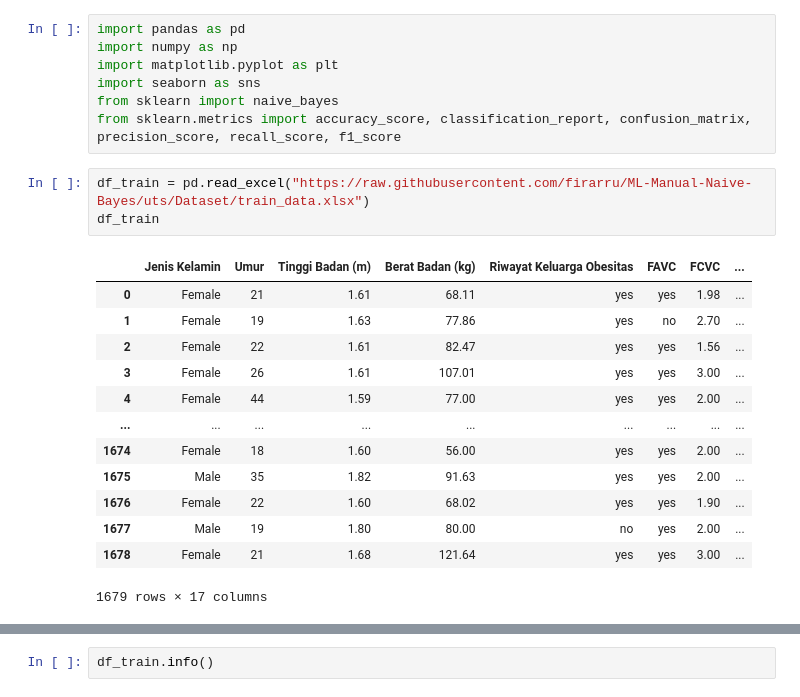
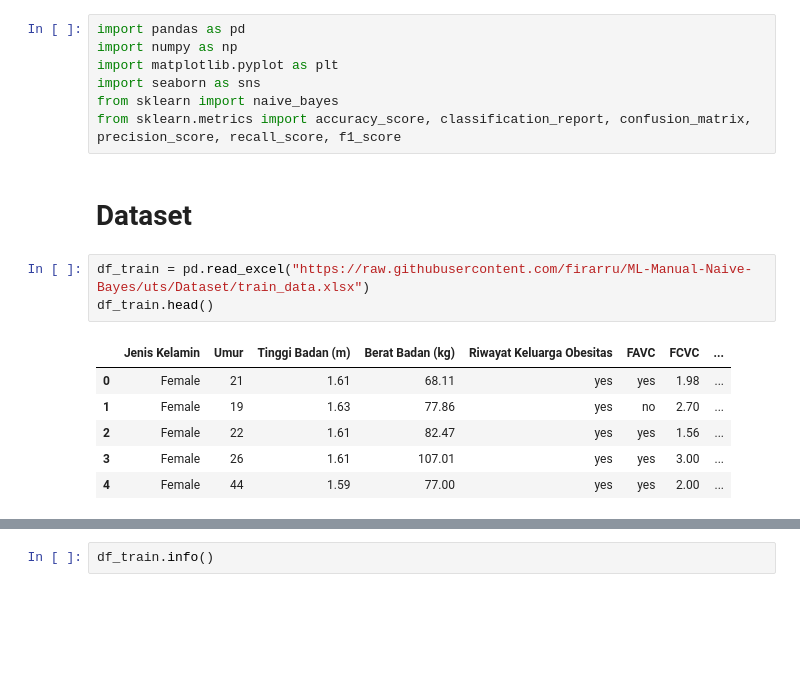
Before and after one commit to firarru/Matkul-ML, a Jupyter notebook: UTS_ML.ipynb, the cells around one changed output, grey strips where cells are left out. Saved outputs shown, nothing was run; the diff lists cells and outputs as text; blank space fills up the shorter version.

```diff
--- a/UTS_ML.ipynb
+++ b/UTS_ML.ipynb
@@ -7,22 +7,17 @@ import matplotlib.pyplot as plt
 import seaborn as sns
 from sklearn import naive_bayes
 from sklearn.metrics import accuracy_score, classification_report, confusion_matrix, precision_score, recall_score, f1_score
+# %% [markdown]
+# **Dataset**
 # %%
 df_train = pd.read_excel("https://raw.githubusercontent.com/firarru/ML-Manual-Naive-Bayes/uts/Dataset/train_data.xlsx")
-df_train
+df_train.head()
 # %% [output]
 |  | Jenis Kelamin | Umur | Tinggi Badan (m) | Berat Badan (kg) | Riwayat Keluarga Obesitas | FAVC | FCVC | ... |
 | 0 | Female | 21 | 1.61 | 68.11 | yes | yes | 1.98 | ... |
 | 1 | Female | 19 | 1.63 | 77.86 | yes | no | 2.70 | ... |
 | 2 | Female | 22 | 1.61 | 82.47 | yes | yes | 1.56 | ... |
 | 3 | Female | 26 | 1.61 | 107.01 | yes | yes | 3.00 | ... |
 | 4 | Female | 44 | 1.59 | 77.00 | yes | yes | 2.00 | ... |
-| ... | ... | ... | ... | ... | ... | ... | ... | ... |
-| 1674 | Female | 18 | 1.60 | 56.00 | yes | yes | 2.00 | ... |
-| 1675 | Male | 35 | 1.82 | 91.63 | yes | yes | 2.00 | ... |
-| 1676 | Female | 22 | 1.60 | 68.02 | yes | yes | 1.90 | ... |
-| 1677 | Male | 19 | 1.80 | 80.00 | no | yes | 2.00 | ... |
-| 1678 | Female | 21 | 1.68 | 121.64 | yes | yes | 3.00 | ... |
-1679 rows × 17 columns
 # %%
 df_test = pd.read_excel("https://raw.githubusercontent.com/firarru/ML-Manual-Naive-Bayes/uts/Dataset/test_data.xlsx")
```
Also changed, not shown: parts of 10 cells of this notebook.
